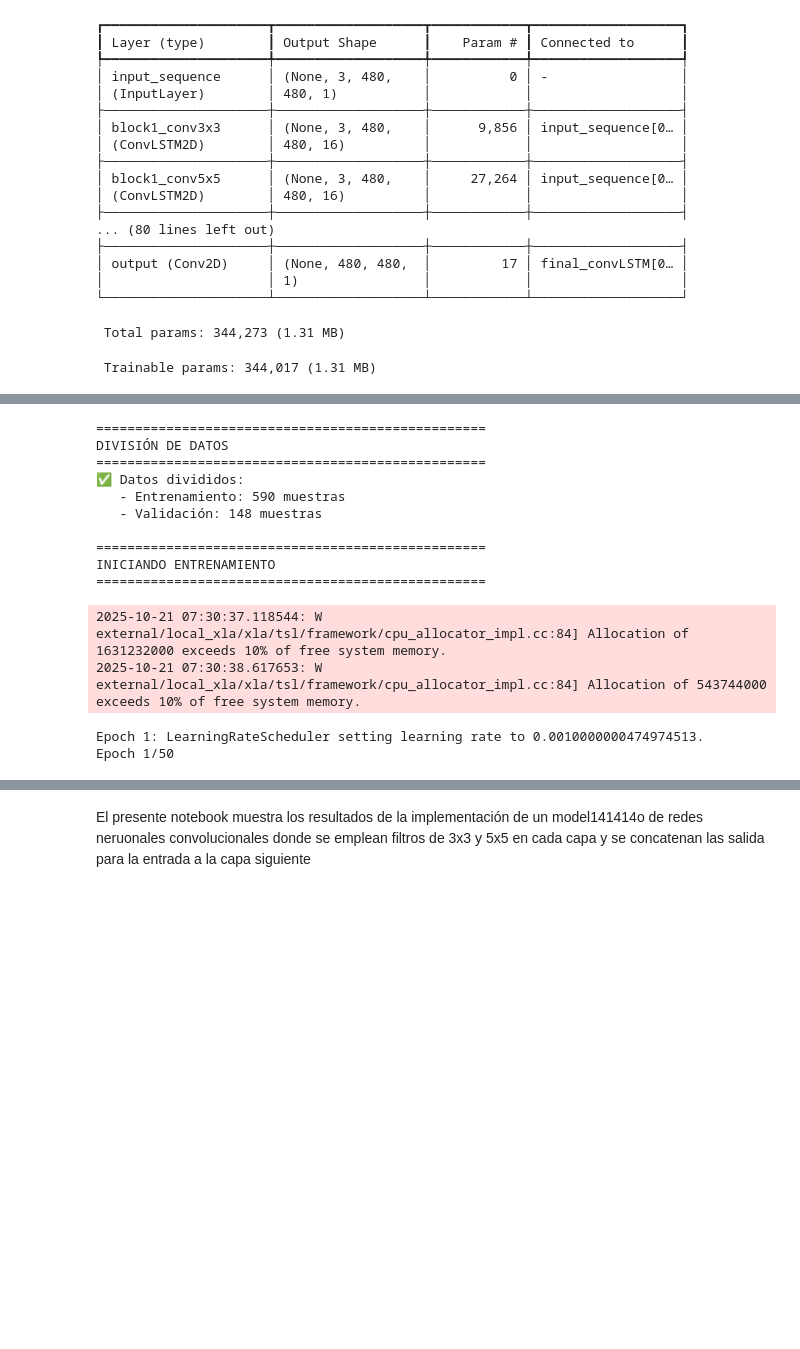
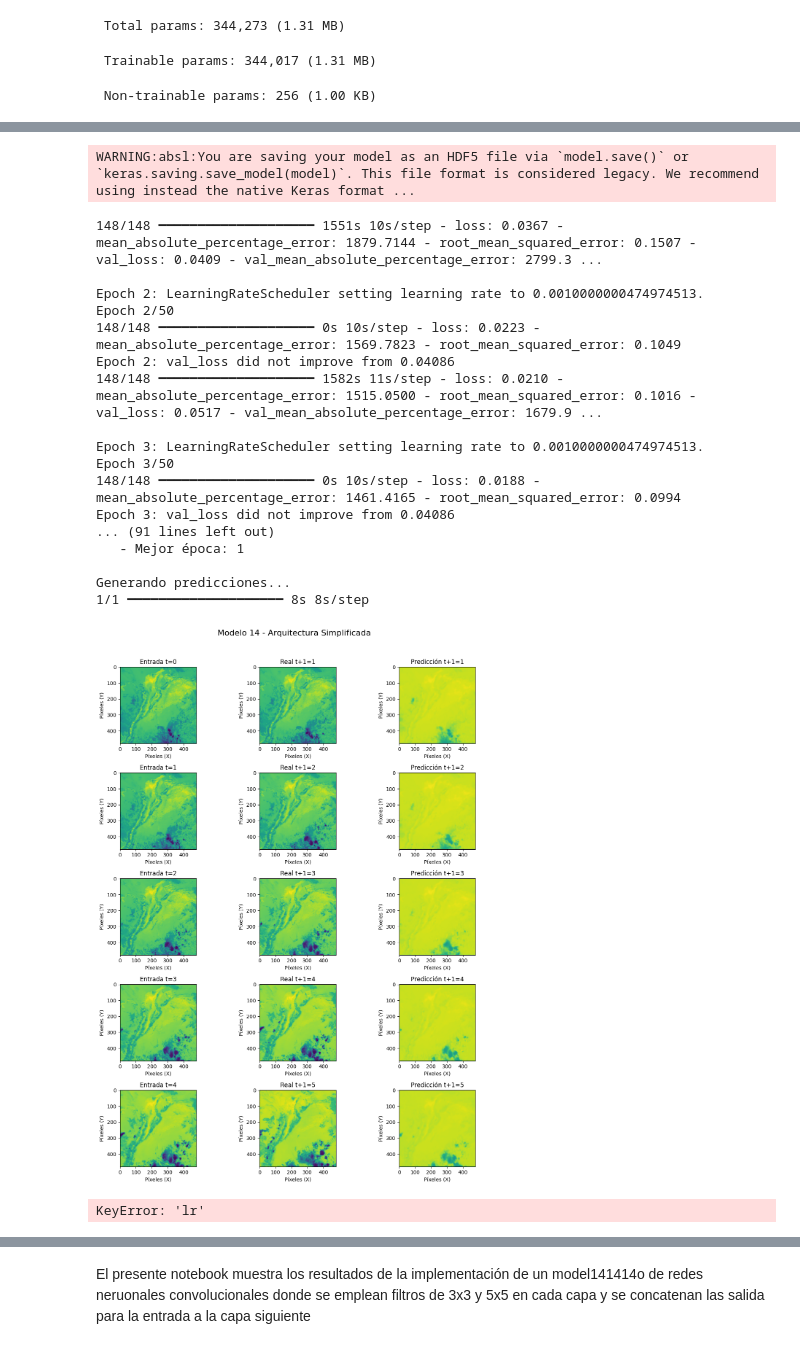
Before and after one commit to alwos19/monografia_esp_cd, a Jupyter notebook: Modelos/Modelo_14.ipynb, the cells around one changed output, grey strips where cells are left out. Cells and saved outputs as stored; diff of their text form; code cells hidden in the pictures; blank space fills up the shorter version.

```diff
--- a/Modelos/Modelo_14.ipynb
+++ b/Modelos/Modelo_14.ipynb
@@ -19,8 +19,8 @@ import matplotlib.pyplot as plt
 # CONFIGURACIÓN DE RUTAS
 # =====================================================
 
-d_original = '/home/fisica/bandas/banda13/ene_01_mes'
-d_reducida = '/home/fisica/bandas/banda13/ene_01_reducida_mes'
+d_original = 'E:/bandas/banda13/ene_01_mes'
+d_reducida = 'E:/bandas/banda13/ene_01_reducida_mes'
 
 if not os.path.exists(d_reducida):
     os.makedirs(d_reducida)
@@ -419,19 +435,3 @@ Model: "ConvLSTM_simplificado_expandido"
-┏━━━━━━━━━━━━━━━━━━━━━┳━━━━━━━━━━━━━━━━━━━┳━━━━━━━━━━━━┳━━━━━━━━━━━━━━━━━━━┓
-┃ Layer (type)        ┃ Output Shape      ┃    Param # ┃ Connected to      ┃
-┡━━━━━━━━━━━━━━━━━━━━━╇━━━━━━━━━━━━━━━━━━━╇━━━━━━━━━━━━╇━━━━━━━━━━━━━━━━━━━┩
-│ input_sequence      │ (None, 3, 480,    │          0 │ -                 │
-│ (InputLayer)        │ 480, 1)           │            │                   │
-├─────────────────────┼───────────────────┼────────────┼───────────────────┤
-│ block1_conv3x3      │ (None, 3, 480,    │      9,856 │ input_sequence[0… │
-│ (ConvLSTM2D)        │ 480, 16)          │            │                   │
-├─────────────────────┼───────────────────┼────────────┼───────────────────┤
-│ block1_conv5x5      │ (None, 3, 480,    │     27,264 │ input_sequence[0… │
-│ (ConvLSTM2D)        │ 480, 16)          │            │                   │
-├─────────────────────┼───────────────────┼────────────┼───────────────────┤
-... (80 lines left out)
-├─────────────────────┼───────────────────┼────────────┼───────────────────┤
-│ output (Conv2D)     │ (None, 480, 480,  │         17 │ final_convLSTM[0… │
-│                     │ 1)                │            │                   │
-└─────────────────────┴───────────────────┴────────────┴───────────────────┘
+ Total params: 344,273 (1.31 MB)
- Total params: 344,273 (1.31 MB)
+ Trainable params: 344,017 (1.31 MB)
- Trainable params: 344,017 (1.31 MB)
+ Non-trainable params: 256 (1.00 KB)
@@ -439,14 +453,20 @@ Model: "ConvLSTM_simplificado_expandido"
-==================================================
-DIVISIÓN DE DATOS
-==================================================
-✅ Datos divididos:
-   - Entrenamiento: 590 muestras
-   - Validación: 148 muestras
-
-==================================================
-INICIANDO ENTRENAMIENTO
-==================================================
+WARNING:absl:You are saving your model as an HDF5 file via `model.save()` or `keras.saving.save_model(model)`. This file format is considered legacy. We recommend using instead the native Keras format ...
-2025-10-21 07:30:37.118544: W external/local_xla/xla/tsl/framework/cpu_allocator_impl.cc:84] Allocation of 1631232000 exceeds 10% of free system memory.
-2025-10-21 07:30:38.617653: W external/local_xla/xla/tsl/framework/cpu_allocator_impl.cc:84] Allocation of 543744000 exceeds 10% of free system memory.
+148/148 ━━━━━━━━━━━━━━━━━━━━ 1551s 10s/step - loss: 0.0367 - mean_absolute_percentage_error: 1879.7144 - root_mean_squared_error: 0.1507 - val_loss: 0.0409 - val_mean_absolute_percentage_error: 2799.3 ...
+
+Epoch 2: LearningRateScheduler setting learning rate to 0.0010000000474974513.
+Epoch 2/50
+148/148 ━━━━━━━━━━━━━━━━━━━━ 0s 10s/step - loss: 0.0223 - mean_absolute_percentage_error: 1569.7823 - root_mean_squared_error: 0.1049
+Epoch 2: val_loss did not improve from 0.04086
+148/148 ━━━━━━━━━━━━━━━━━━━━ 1582s 11s/step - loss: 0.0210 - mean_absolute_percentage_error: 1515.0500 - root_mean_squared_error: 0.1016 - val_loss: 0.0517 - val_mean_absolute_percentage_error: 1679.9 ...
+
+Epoch 3: LearningRateScheduler setting learning rate to 0.0010000000474974513.
+Epoch 3/50
+148/148 ━━━━━━━━━━━━━━━━━━━━ 0s 10s/step - loss: 0.0188 - mean_absolute_percentage_error: 1461.4165 - root_mean_squared_error: 0.0994
+Epoch 3: val_loss did not improve from 0.04086
+... (91 lines left out)
+   - Mejor época: 1
+
+Generando predicciones...
+1/1 ━━━━━━━━━━━━━━━━━━━━ 8s 8s/step
+[figure, added]
-Epoch 1: LearningRateScheduler setting learning rate to 0.0010000000474974513.
-Epoch 1/50
+KeyError: 'lr'
```
Also changed, not shown: parts of 2 cells of this notebook, 4 other files.
